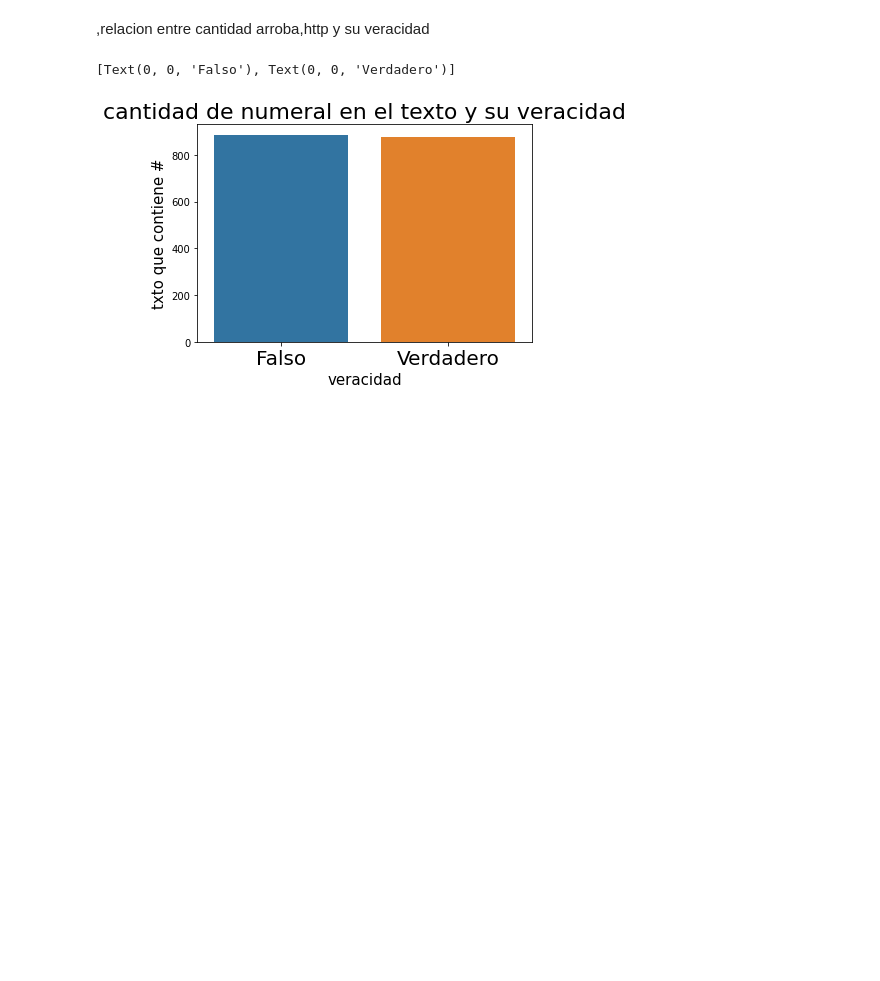
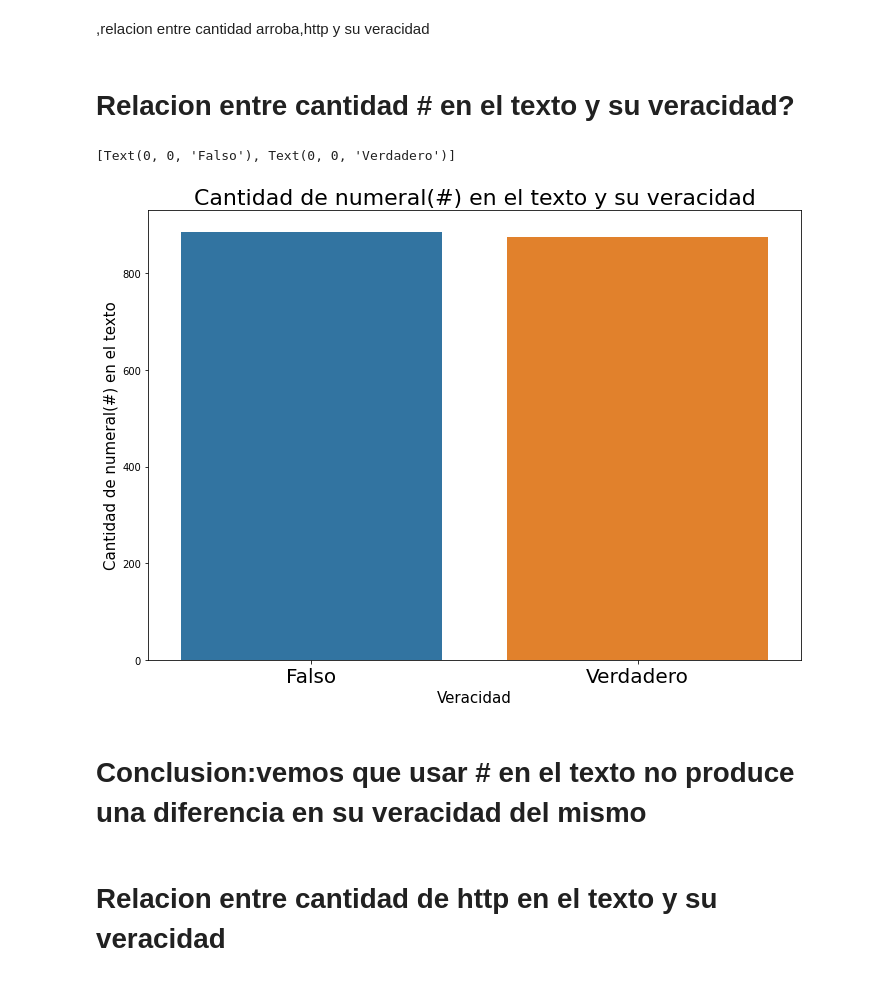
Before and after one commit to tomifarall/Orga-Datos-Tp1, a Jupyter notebook: analisis.ipynb, the cells around one changed output. Cells and saved outputs as stored; diff of their text form; code cells hidden in the pictures; blank space fills up the shorter version.

```diff
--- a/analisis.ipynb
+++ b/analisis.ipynb
@@ -30,6 +30,13 @@ downloaded = drive.CreateFile({'id': file_id})
 downloaded.GetContentFile('train.csv')
 # %%
 data = pd.read_csv('train.csv')
+# %%
+#usa y united states sinonimos entonces dejamos remplazamo united states por usa
+def my_fun (var1):
+    data3[var1]= np.where((data3[var1]=='United States'), 'USA', data3[var1] )
+    return data3
+
+data = my_fun('location')
 # %%
 data['length']=data['text'].str.len()
 data.head()
@@ -264,16 +278,24 @@ Text(0, 0.5, 'paises')
 # %% [markdown]
 ,relacion entre cantidad arroba,http y su veracidad
+# %% [markdown]
+# Relacion entre cantidad # en el texto y su veracidad?
 # %%
 cant_arroba_veracidad=data['text'].str.contains('#').groupby(data['target']).sum().reset_index()
 cant_arroba_veracidad.columns=['veracidad','cantidad']
-g=sns.barplot(x='veracidad', y='cantidad', data=cant_arroba_veracidad)
-g.set_title("cantidad de numeral en el texto y su veracidad", fontsize=22)
-g.set_xlabel("veracidad",fontsize=15)
-g.set_ylabel("txto que contiene #", fontsize=15)
+fig, ax = plt.subplots()
+fig.set_size_inches(11.7, 8.27)
+g=sns.barplot(x='veracidad', y='cantidad', data=cant_arroba_veracidad, ax=ax)
+g.set_title("Cantidad de numeral(#) en el texto y su veracidad", fontsize=22)
+g.set_xlabel("Veracidad",fontsize=15)
+g.set_ylabel("Cantidad de numeral(#) en el texto", fontsize=15)
 g.set_xticklabels(['Falso','Verdadero'], rotation='horizontal', fontsize=20)
 # %% [output]
 [Text(0, 0, 'Falso'), Text(0, 0, 'Verdadero')]
-[figure, old version]
+[figure, new version]
+# %% [markdown]
+# Conclusion:vemos que usar # en el texto no produce una diferencia en su veracidad del mismo
+# %% [markdown]
+# Relacion entre cantidad de http en el texto y su veracidad
 # %%
 cant_http_veracidad=data['text'].str.contains('http').groupby(data['target']).sum().reset_index()
 cant_http_veracidad.columns=['veracidad','cantidad']
```
Also changed, not shown: parts of 28 cells of this notebook.
